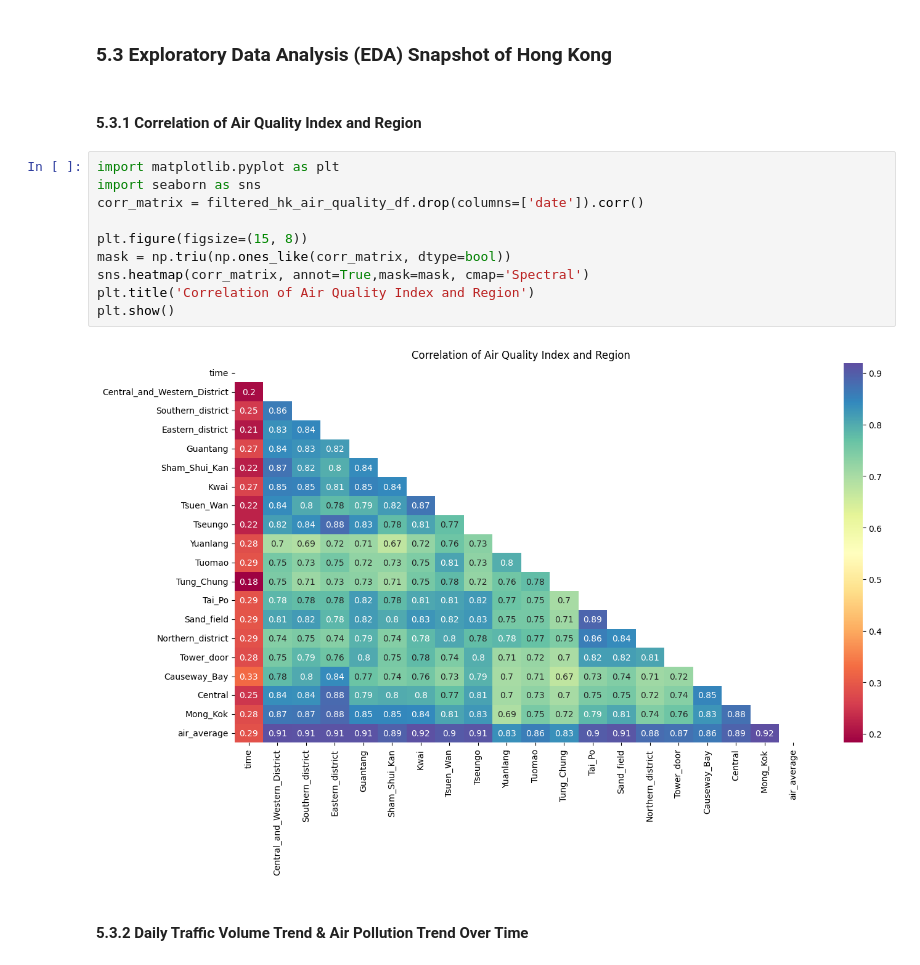
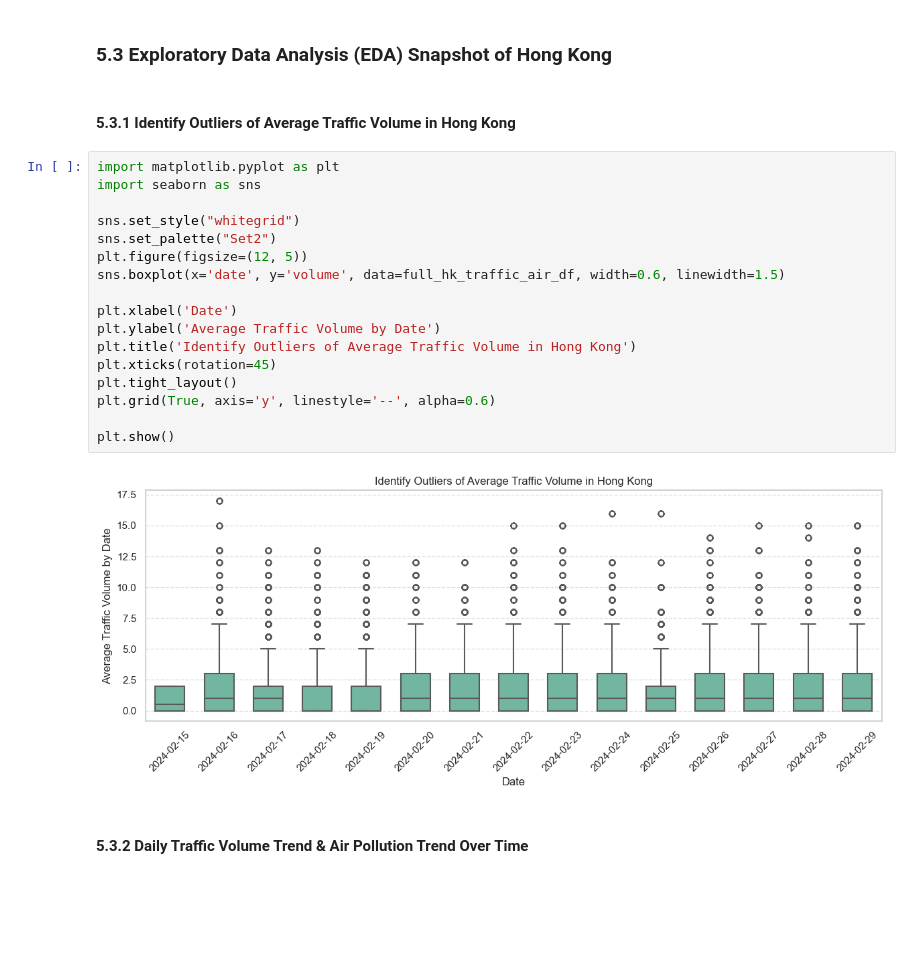
Before and after one commit to linxianying/G12_GuidedProject, a Jupyter notebook: traffic_air_sg.ipynb, the cells around one changed output. Saved outputs shown, nothing was run; the diff lists cells and outputs as text; blank space fills up the shorter version.

```diff
--- a/traffic_air_sg.ipynb
+++ b/traffic_air_sg.ipynb
@@ -1974,20 +1998,27 @@ full_hk_traffic_air_df.head()
 | 4 | 2024-02-15 | 23 | 3.166667 | AID20012 | West | Slow Lane | 25 | 6 | 2 | 0.7 | ... |
 # %% [markdown]
 ### 5.3 Exploratory Data Analysis (EDA) Snapshot of Hong Kong
-# %% [markdown]
-#### 5.3.1 Correlation of Air Quality Index and Region
-# %%
-import matplotlib.pyplot as plt
-import seaborn as sns
-corr_matrix = filtered_hk_air_quality_df.drop(columns=['date']).corr()
-
-plt.figure(figsize=(15, 8))
-mask = np.triu(np.ones_like(corr_matrix, dtype=bool))
-sns.heatmap(corr_matrix, annot=True,mask=mask, cmap='Spectral')
-plt.title('Correlation of Air Quality Index and Region')
-plt.show()
-# %% [output]
-[figure, removed]
+# %% [markdown]
+#### 5.3.1 Identify Outliers of Average Traffic Volume in Hong Kong
+# %%
+import matplotlib.pyplot as plt
+import seaborn as sns
+
+sns.set_style("whitegrid")
+sns.set_palette("Set2")
+plt.figure(figsize=(12, 5))
+sns.boxplot(x='date', y='volume', data=full_hk_traffic_air_df, width=0.6, linewidth=1.5)
+
+plt.xlabel('Date')
+plt.ylabel('Average Traffic Volume by Date')
+plt.title('Identify Outliers of Average Traffic Volume in Hong Kong')
+plt.xticks(rotation=45)
+plt.tight_layout()
+plt.grid(True, axis='y', linestyle='--', alpha=0.6)
+
+plt.show()
+# %% [output]
+[figure, added]
 # %% [markdown]
 #### 5.3.2 Daily Traffic Volume Trend & Air Pollution Trend Over Time
 # %%
```
Also changed, not shown: parts of 21 cells of this notebook.
